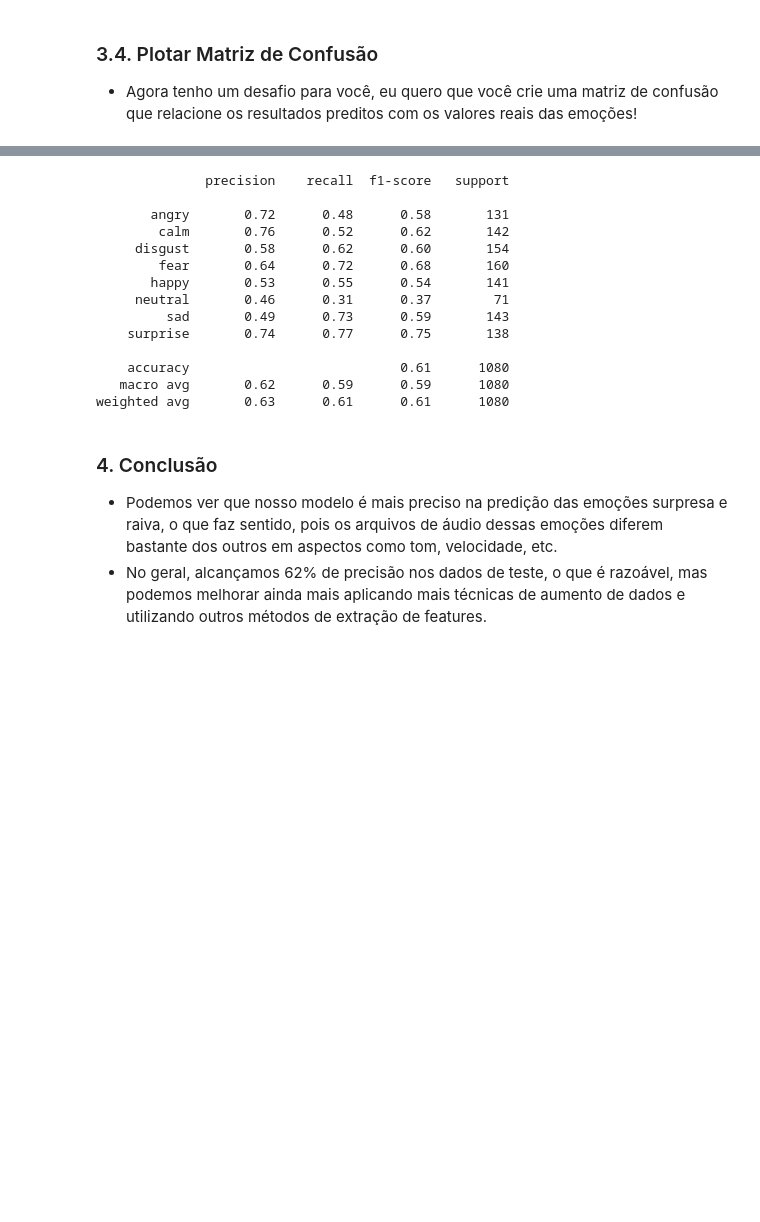
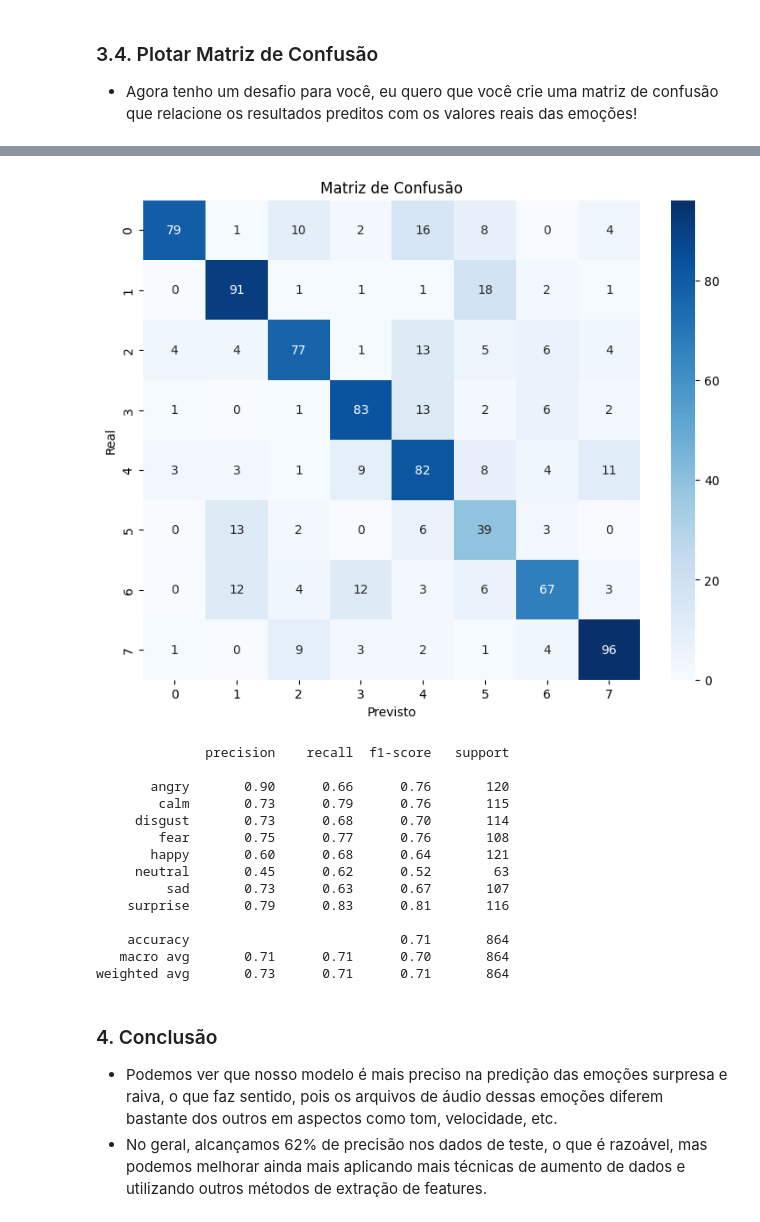
Before and after one commit to malu-zinha/miniprojeto2, a Jupyter notebook: notebooks/2-feature-extraction-and-modelling.ipynb, the cells around one changed output, grey strips where cells are left out. Drawn from its saved outputs; the diff is of its cells as text; code cells hidden in the pictures; blank space fills up the shorter version.

```diff
--- a/notebooks/2-feature-extraction-and-modelling.ipynb
+++ b/notebooks/2-feature-extraction-and-modelling.ipynb
@@ -362,21 +419,32 @@ df.head(10)
+# %%
+cm = confusion_matrix(y_true, y_pred)
+
+plt.figure(figsize=(9,7))
+sns.heatmap(cm, annot=True, fmt='d', cmap='Blues')
+plt.xlabel('Previsto')
+plt.ylabel('Real')
+plt.title('Matriz de Confusão')
+plt.show()
+# %% [output]
+[figure, added]
 # %%
 # Use a função classification_report do sklearn para visualizar a precisão, recall e f1-score do modelo.
-# Code here
+print(classification_report(y_true, y_pred))
 # %% [output]
               precision    recall  f1-score   support
 
-       angry       0.72      0.48      0.58       131
-        calm       0.76      0.52      0.62       142
-     disgust       0.58      0.62      0.60       154
-        fear       0.64      0.72      0.68       160
-       happy       0.53      0.55      0.54       141
-     neutral       0.46      0.31      0.37        71
-         sad       0.49      0.73      0.59       143
-    surprise       0.74      0.77      0.75       138
+       angry       0.90      0.66      0.76       120
+        calm       0.73      0.79      0.76       115
+     disgust       0.73      0.68      0.70       114
+        fear       0.75      0.77      0.76       108
+       happy       0.60      0.68      0.64       121
+     neutral       0.45      0.62      0.52        63
+         sad       0.73      0.63      0.67       107
+    surprise       0.79      0.83      0.81       116
 
-    accuracy                           0.61      1080
-   macro avg       0.62      0.59      0.59      1080
-weighted avg       0.63      0.61      0.61      1080
+    accuracy                           0.71       864
+   macro avg       0.71      0.71      0.70       864
+weighted avg       0.73      0.71      0.71       864
 # %% [markdown]
 ### 4. Conclusão
 - Podemos ver que nosso modelo é mais preciso na predição das emoções surpresa e raiva, o que faz sentido, pois os arquivos de áudio dessas emoções diferem bastante dos outros em aspectos como tom, velocidade, etc.
```
Also changed, not shown: parts of 20 cells of this notebook.
